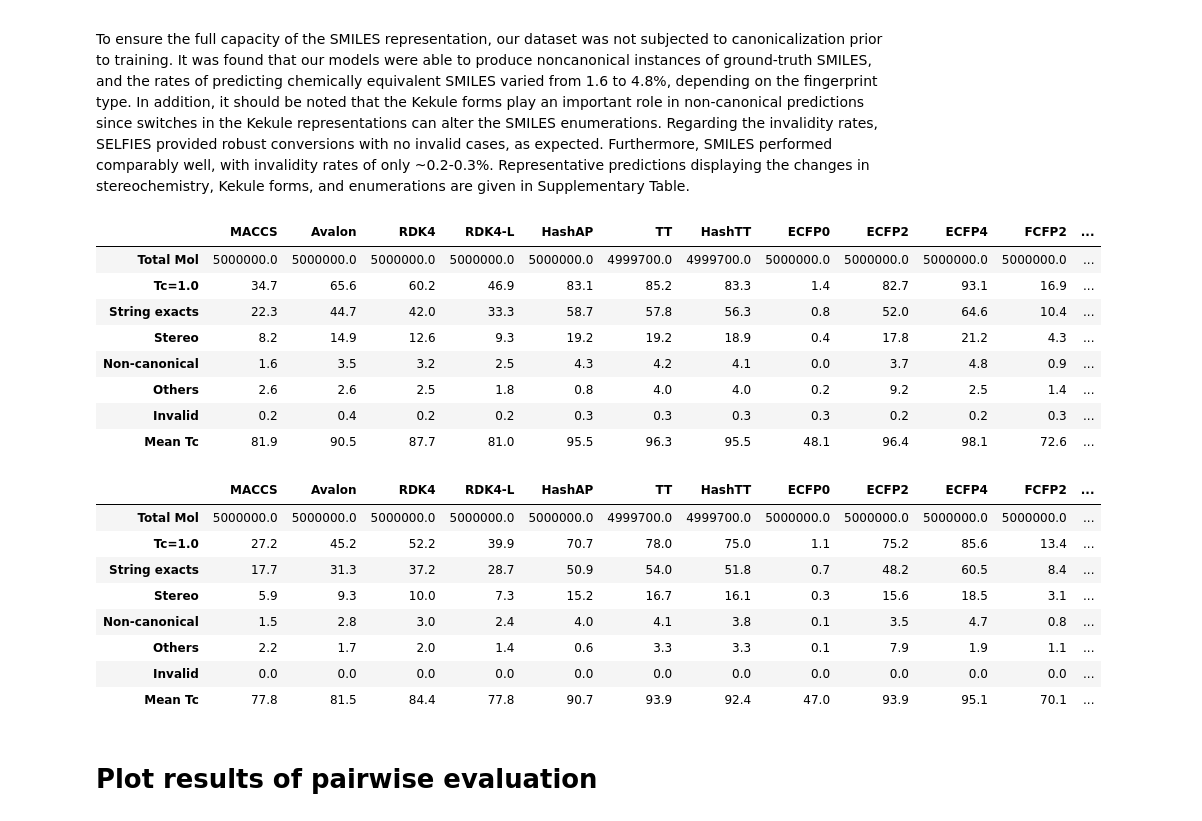
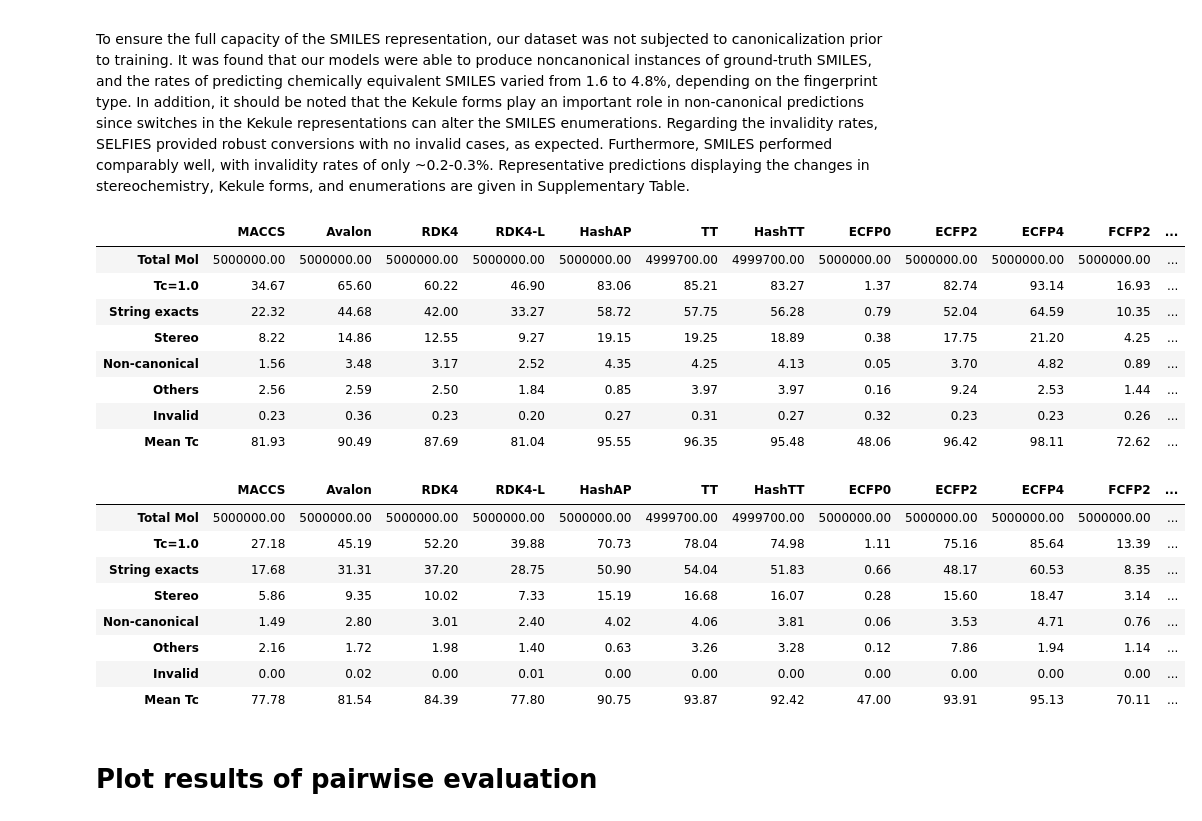
Before and after one commit to knu-lcbc/MolForge, a Jupyter notebook: Pairwise_Analysis.ipynb, the cells around one changed output. Saved outputs shown, nothing was run; the diff lists cells and outputs as text; code cells hidden in the pictures.

```diff
--- a/Pairwise_Analysis.ipynb
+++ b/Pairwise_Analysis.ipynb
@@ -27,8 +27,8 @@ In addition, the true performance of each model averaged over 15 fingerprints is
 Ultimately, our top performing models, such as ECFP4, TT and its hashed variant, HashAP, ECFP2 and AEs remained neutral regardless of the choice of similarity metric.
 # %%
 # Results of evaluation on 50K testset performed every 25K step.
-smiles_results = json.load(open('pairwise-analysis/smiles_results.json'))
-selfies_results = json.load(open('pairwise-analysis/selfies_results.json'))
+smiles_results = json.load(open('data/smiles_results.json'))
+selfies_results = json.load(open('data/selfies_results.json'))
 
 
 step=500000 #['25000', '50000', '75000', '100000', '125000', '150000', '175000', '200000', '225000', '250000', '275000', '300000', '325000', '350000', '375000', '400000', '425000', '450000', '475000', '500000']
@@ -126,31 +123,31 @@ Regarding the invalidity rates, SELFIES provided robust conversions with no inva
 Furthermore, SMILES performed comparably well, with invalidity rates of only ~0.2-0.3\%.
 Representative predictions displaying the changes in stereochemistry, Kekule forms, and enumerations are given in Supplementary Table.
 # %%
-smiles_table3 = (pd.DataFrame(smiles_breakdown, index=['Total Mol', 'Tc=1.0', 'String exacts', 'Stereo', 'Non-canonical','Others', 'Invalid', 'Mean Tc']) * 100).round(1)
+smiles_table3 = (pd.DataFrame(smiles_breakdown, index=['Total Mol', 'Tc=1.0', 'String exacts', 'Stereo', 'Non-canonical','Others', 'Invalid', 'Mean Tc']) * 100).round(2)
 smiles_table3#[['MACCS', 'Avalon', 'HashAP', 'TT', 'AEs', 'ECFP4']]
 # %% [output]
 |  | MACCS | Avalon | RDK4 | RDK4-L | HashAP | TT | HashTT | ECFP0 | ECFP2 | ECFP4 | FCFP2 | ... |
-| Total Mol | 5000000.0 | 5000000.0 | 5000000.0 | 5000000.0 | 5000000.0 | 4999700.0 | 4999700.0 | 5000000.0 | 5000000.0 | 5000000.0 | 5000000.0 | ... |
-| Tc=1.0 | 34.7 | 65.6 | 60.2 | 46.9 | 83.1 | 85.2 | 83.3 | 1.4 | 82.7 | 93.1 | 16.9 | ... |
-| String exacts | 22.3 | 44.7 | 42.0 | 33.3 | 58.7 | 57.8 | 56.3 | 0.8 | 52.0 | 64.6 | 10.4 | ... |
-| Stereo | 8.2 | 14.9 | 12.6 | 9.3 | 19.2 | 19.2 | 18.9 | 0.4 | 17.8 | 21.2 | 4.3 | ... |
-| Non-canonical | 1.6 | 3.5 | 3.2 | 2.5 | 4.3 | 4.2 | 4.1 | 0.0 | 3.7 | 4.8 | 0.9 | ... |
-| Others | 2.6 | 2.6 | 2.5 | 1.8 | 0.8 | 4.0 | 4.0 | 0.2 | 9.2 | 2.5 | 1.4 | ... |
-| Invalid | 0.2 | 0.4 | 0.2 | 0.2 | 0.3 | 0.3 | 0.3 | 0.3 | 0.2 | 0.2 | 0.3 | ... |
-| Mean Tc | 81.9 | 90.5 | 87.7 | 81.0 | 95.5 | 96.3 | 95.5 | 48.1 | 96.4 | 98.1 | 72.6 | ... |
+| Total Mol | 5000000.00 | 5000000.00 | 5000000.00 | 5000000.00 | 5000000.00 | 4999700.00 | 4999700.00 | 5000000.00 | 5000000.00 | 5000000.00 | 5000000.00 | ... |
+| Tc=1.0 | 34.67 | 65.60 | 60.22 | 46.90 | 83.06 | 85.21 | 83.27 | 1.37 | 82.74 | 93.14 | 16.93 | ... |
+| String exacts | 22.32 | 44.68 | 42.00 | 33.27 | 58.72 | 57.75 | 56.28 | 0.79 | 52.04 | 64.59 | 10.35 | ... |
+| Stereo | 8.22 | 14.86 | 12.55 | 9.27 | 19.15 | 19.25 | 18.89 | 0.38 | 17.75 | 21.20 | 4.25 | ... |
+| Non-canonical | 1.56 | 3.48 | 3.17 | 2.52 | 4.35 | 4.25 | 4.13 | 0.05 | 3.70 | 4.82 | 0.89 | ... |
+| Others | 2.56 | 2.59 | 2.50 | 1.84 | 0.85 | 3.97 | 3.97 | 0.16 | 9.24 | 2.53 | 1.44 | ... |
+| Invalid | 0.23 | 0.36 | 0.23 | 0.20 | 0.27 | 0.31 | 0.27 | 0.32 | 0.23 | 0.23 | 0.26 | ... |
+| Mean Tc | 81.93 | 90.49 | 87.69 | 81.04 | 95.55 | 96.35 | 95.48 | 48.06 | 96.42 | 98.11 | 72.62 | ... |
 # %%
-selfies_table3 = (pd.DataFrame(selfies_breakdown, index=['Total Mol', 'Tc=1.0', 'String exacts', 'Stereo', 'Non-canonical','Others', 'Invalid', 'Mean Tc']) * 100).round(1)
+selfies_table3 = (pd.DataFrame(selfies_breakdown, index=['Total Mol', 'Tc=1.0', 'String exacts', 'Stereo', 'Non-canonical','Others', 'Invalid', 'Mean Tc']) * 100).round(2)
 selfies_table3#[['MACCS', 'Avalon', 'HashAP', 'TT', 'AEs', 'ECFP4']]
 # %% [output]
 |  | MACCS | Avalon | RDK4 | RDK4-L | HashAP | TT | HashTT | ECFP0 | ECFP2 | ECFP4 | FCFP2 | ... |
-| Total Mol | 5000000.0 | 5000000.0 | 5000000.0 | 5000000.0 | 5000000.0 | 4999700.0 | 4999700.0 | 5000000.0 | 5000000.0 | 5000000.0 | 5000000.0 | ... |
-| Tc=1.0 | 27.2 | 45.2 | 52.2 | 39.9 | 70.7 | 78.0 | 75.0 | 1.1 | 75.2 | 85.6 | 13.4 | ... |
-| String exacts | 17.7 | 31.3 | 37.2 | 28.7 | 50.9 | 54.0 | 51.8 | 0.7 | 48.2 | 60.5 | 8.4 | ... |
-| Stereo | 5.9 | 9.3 | 10.0 | 7.3 | 15.2 | 16.7 | 16.1 | 0.3 | 15.6 | 18.5 | 3.1 | ... |
-| Non-canonical | 1.5 | 2.8 | 3.0 | 2.4 | 4.0 | 4.1 | 3.8 | 0.1 | 3.5 | 4.7 | 0.8 | ... |
-| Others | 2.2 | 1.7 | 2.0 | 1.4 | 0.6 | 3.3 | 3.3 | 0.1 | 7.9 | 1.9 | 1.1 | ... |
-| Invalid | 0.0 | 0.0 | 0.0 | 0.0 | 0.0 | 0.0 | 0.0 | 0.0 | 0.0 | 0.0 | 0.0 | ... |
-| Mean Tc | 77.8 | 81.5 | 84.4 | 77.8 | 90.7 | 93.9 | 92.4 | 47.0 | 93.9 | 95.1 | 70.1 | ... |
+| Total Mol | 5000000.00 | 5000000.00 | 5000000.00 | 5000000.00 | 5000000.00 | 4999700.00 | 4999700.00 | 5000000.00 | 5000000.00 | 5000000.00 | 5000000.00 | ... |
+| Tc=1.0 | 27.18 | 45.19 | 52.20 | 39.88 | 70.73 | 78.04 | 74.98 | 1.11 | 75.16 | 85.64 | 13.39 | ... |
+| String exacts | 17.68 | 31.31 | 37.20 | 28.75 | 50.90 | 54.04 | 51.83 | 0.66 | 48.17 | 60.53 | 8.35 | ... |
+| Stereo | 5.86 | 9.35 | 10.02 | 7.33 | 15.19 | 16.68 | 16.07 | 0.28 | 15.60 | 18.47 | 3.14 | ... |
+| Non-canonical | 1.49 | 2.80 | 3.01 | 2.40 | 4.02 | 4.06 | 3.81 | 0.06 | 3.53 | 4.71 | 0.76 | ... |
+| Others | 2.16 | 1.72 | 1.98 | 1.40 | 0.63 | 3.26 | 3.28 | 0.12 | 7.86 | 1.94 | 1.14 | ... |
+| Invalid | 0.00 | 0.02 | 0.00 | 0.01 | 0.00 | 0.00 | 0.00 | 0.00 | 0.00 | 0.00 | 0.00 | ... |
+| Mean Tc | 77.78 | 81.54 | 84.39 | 77.80 | 90.75 | 93.87 | 92.42 | 47.00 | 93.91 | 95.13 | 70.11 | ... |
 # %% [markdown]
 # Plot results of pairwise evaluation
 # %%
```
Also changed, not shown: parts of 6 cells of this notebook, 2 other files.
